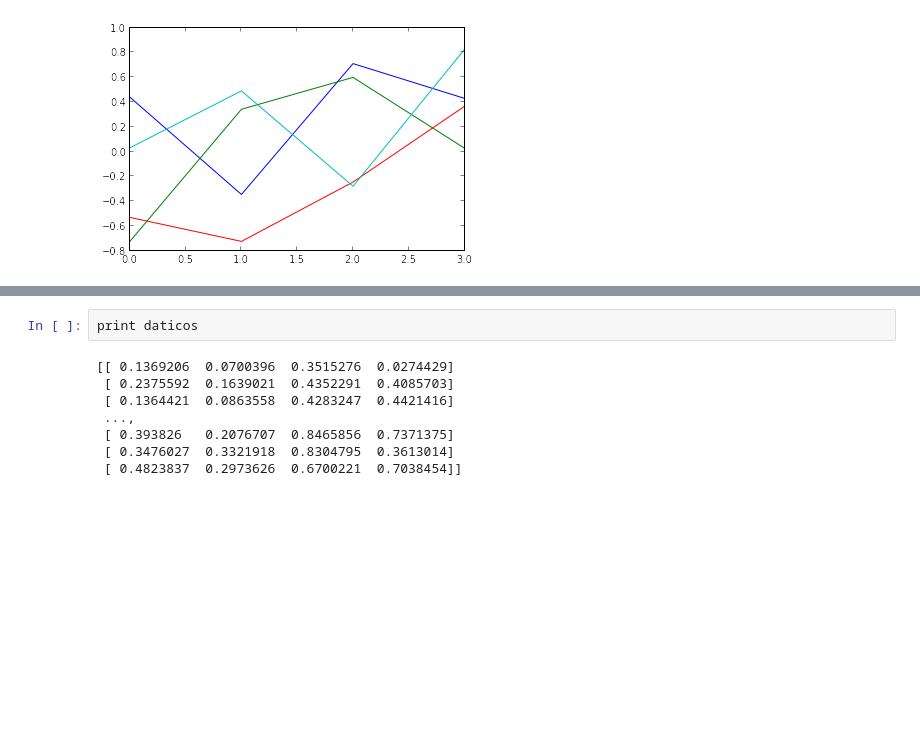
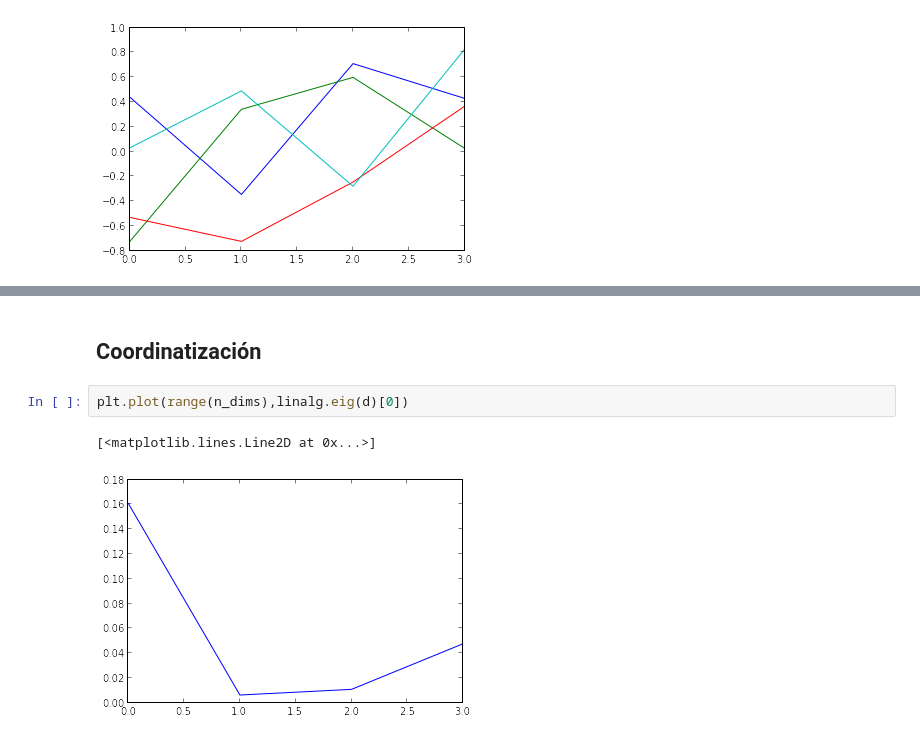
Before and after one commit to JuanRAlvarez/Tarea-4, a Jupyter notebook: Pobreza.ipynb, the cells around one changed output, grey strips where cells are left out. Saved outputs shown, nothing was run; the diff lists cells and outputs as text; blank space fills up the shorter version.

```diff
--- a/Pobreza.ipynb
+++ b/Pobreza.ipynb
@@ -134,10 +105,7 @@ plot( minimos)
-# %%
-print daticos
-# %% [output]
-[[ 0.1369206  0.0700396  0.3515276  0.0274429]
- [ 0.2375592  0.1639021  0.4352291  0.4085703]
- [ 0.1364421  0.0863558  0.4283247  0.4421416]
- ...,
- [ 0.393826   0.2076707  0.8465856  0.7371375]
- [ 0.3476027  0.3321918  0.8304795  0.3613014]
- [ 0.4823837  0.2973626  0.6700221  0.7038454]]
+# %% [markdown]
+## Coordinatización
+# %%
+plt.plot(range(n_dims),linalg.eig(d)[0])
+# %% [output]
+[<matplotlib.lines.Line2D at 0x...>]
+[figure, added]
```
Also changed, not shown: parts of 6 cells of this notebook, 2 other files.
